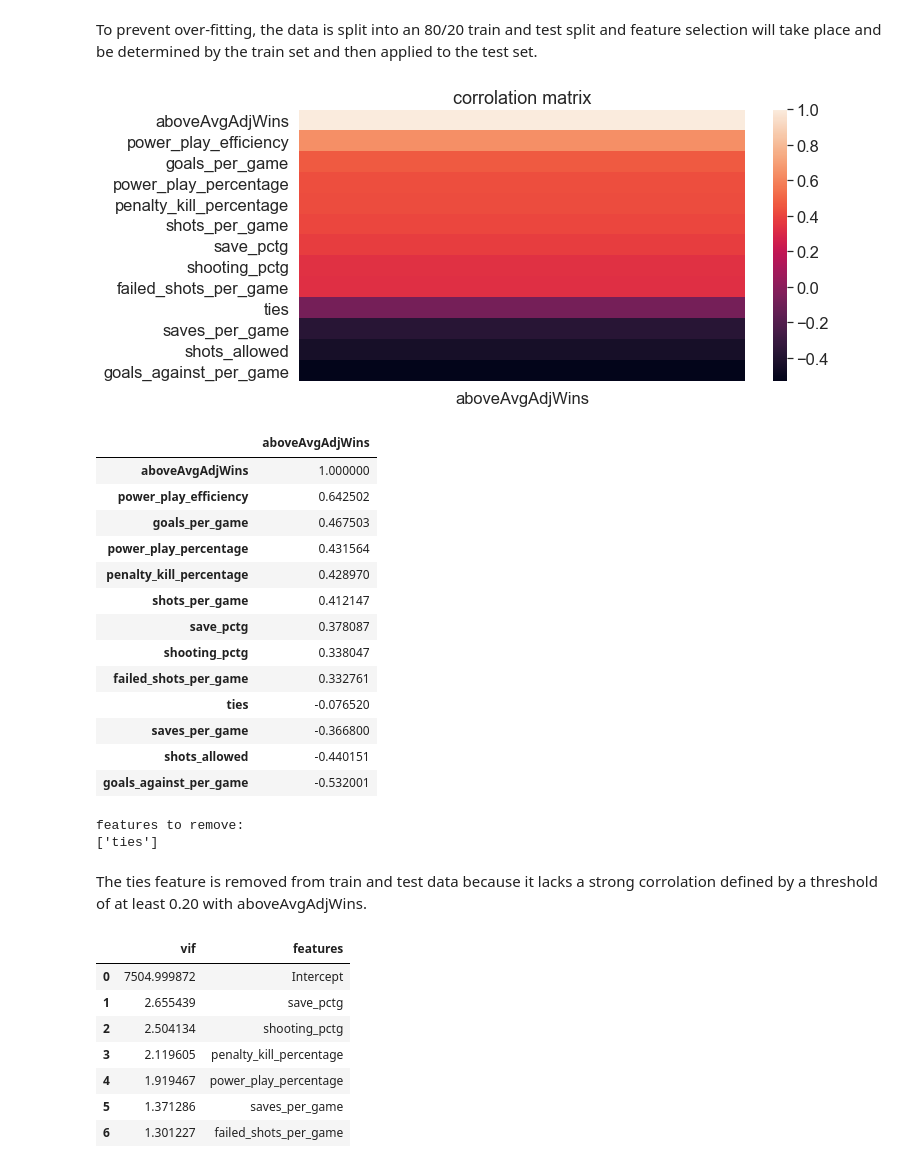
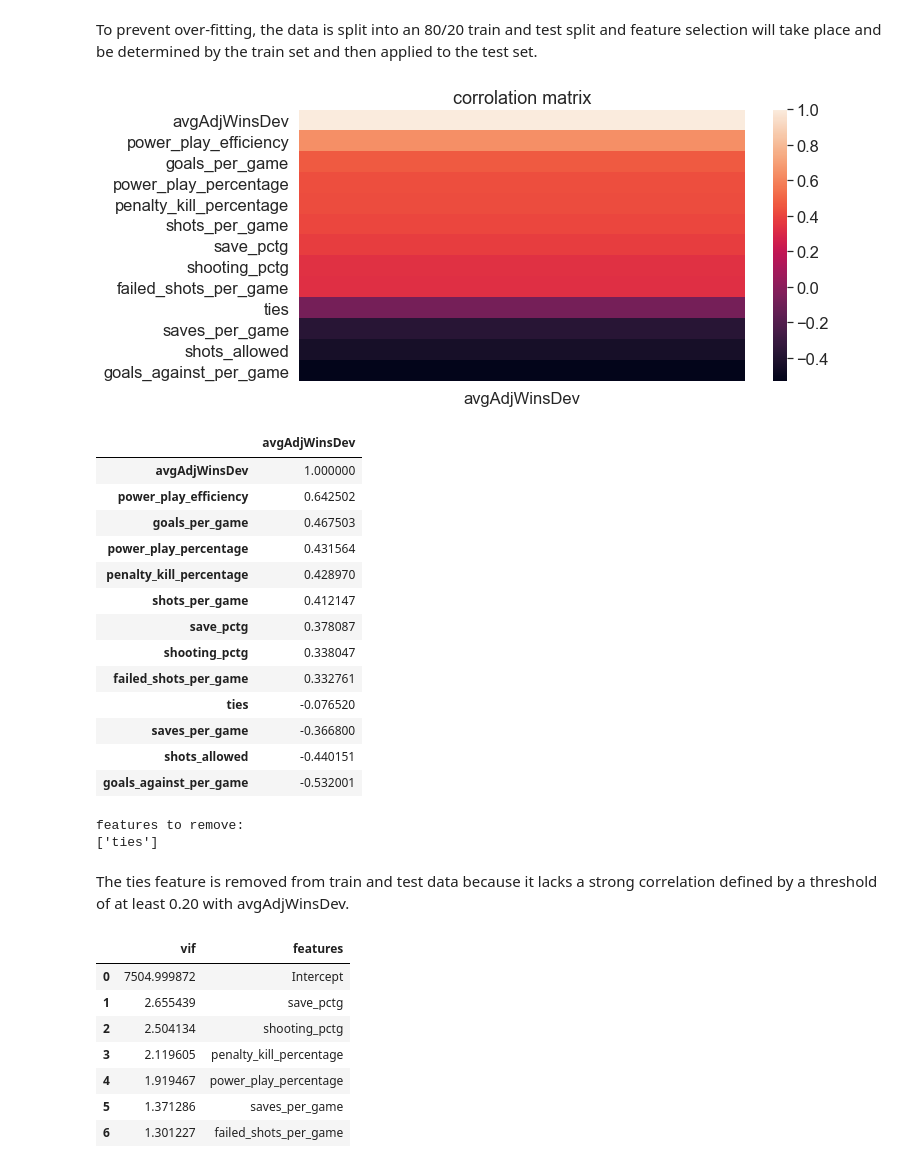
Before and after one commit to joseppbenvenuto/NHL_ML_Analysis, a Jupyter notebook: Regression_Analysis/NHL_1983_2021_Multiple_Linear_Regression.ipynb, the cells around one changed output. Cells and saved outputs as stored; diff of their text form; code cells hidden in the pictures.

```diff
--- a/Regression_Analysis/NHL_1983_2021_Multiple_Linear_Regression.ipynb
+++ b/Regression_Analysis/NHL_1983_2021_Multiple_Linear_Regression.ipynb
@@ -132,21 +132,21 @@ None
 # %% [markdown]
 To prevent over-fitting, the data is split into an 80/20 train and test split and feature selection will take place and be determined by the train set and then applied to the test set. <br>
 # %%
-# Analyze correlation of all X features with target variables (aboveAvgAdjWins) on train data
+# Analyze correlation of all X features with target variables (avgAdjWinsDev) on train data
 X_num = train_set_df.select_dtypes(include = ['float64', 'int64'])
 
 num_bivariate_corr_target(
     df = X_num,
-    target = 'aboveAvgAdjWins',
+    target = 'avgAdjWinsDev',
     threshold = 0.20,
     font = 1.5,
     length = 5,
     width = 10
 )
 # %% [output]
-[figure, old version]
+[figure, new version]
-|  | aboveAvgAdjWins |
-| aboveAvgAdjWins | 1.000000 |
+|  | avgAdjWinsDev |
+| avgAdjWinsDev | 1.000000 |
 | power_play_efficiency | 0.642502 |
 | goals_per_game | 0.467503 |
 | power_play_percentage | 0.431564 |
@@ -166,7 +166,7 @@ features to remove:
 train_set_df = train_set_df.drop(['ties'], axis =1)
 test_set_df = test_set_df.drop(['ties'], axis =1)
 # %% [markdown]
-The ties feature is removed from train and test data because it lacks a strong corrolation defined by a threshold of at least 0.20 with aboveAvgAdjWins.
+The ties feature is removed from train and test data because it lacks a strong correlation defined by a threshold of at least 0.20 with avgAdjWinsDev.
 # %%
 # Removes features one by one to measure their VIF scores for threshold of 3.5
 vif_df = train_set_df.copy()
```
Also changed, not shown: parts of 19 cells of this notebook, 4 other files.
